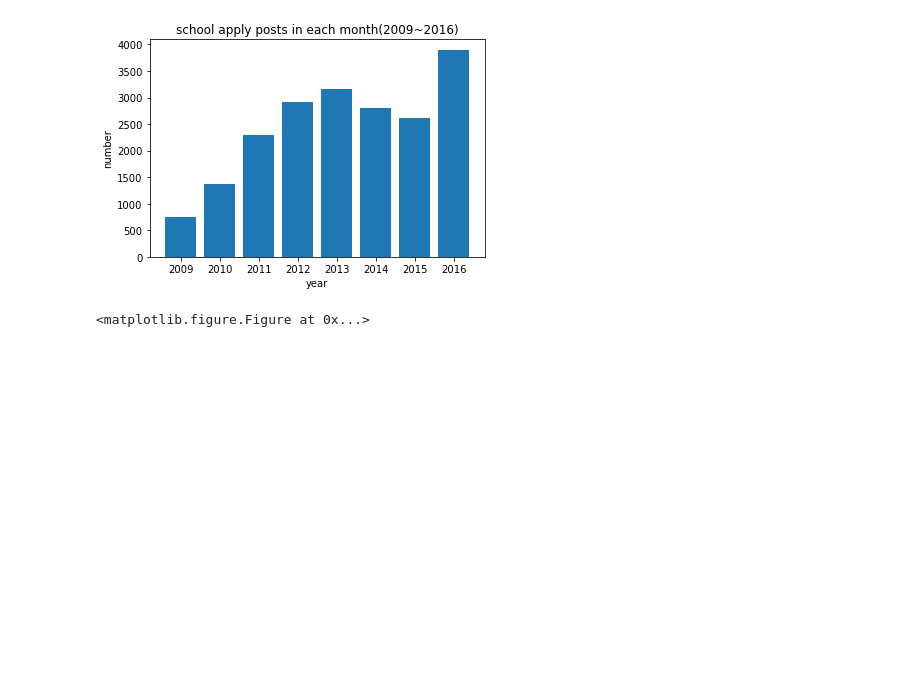
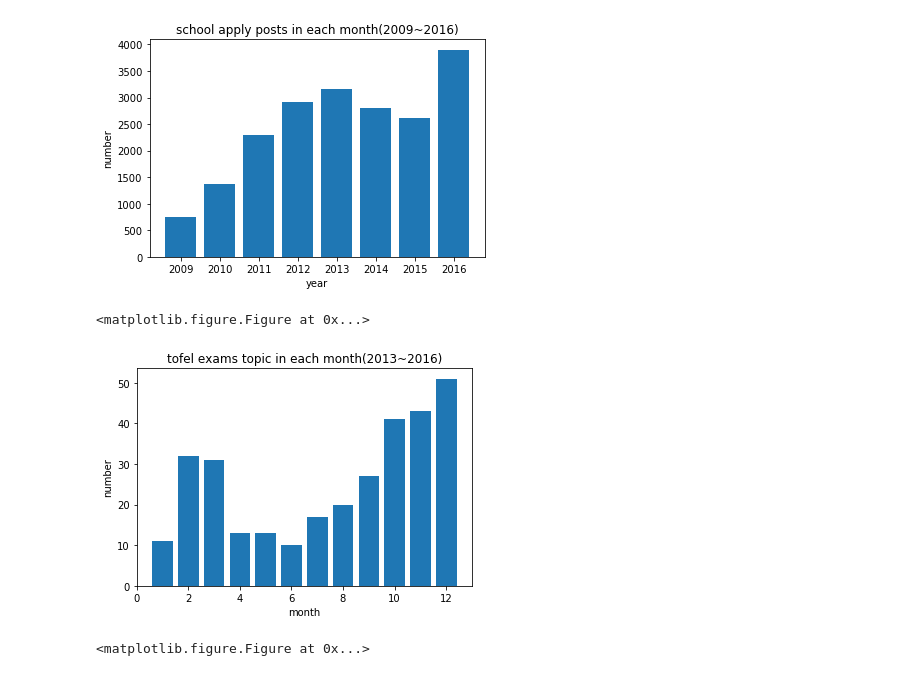
Before and after one commit to NoPointExc/1point3.com, a Jupyter notebook: new-poition&interview-report-time-analysis.ipynb, the cells around one changed output. Cells and saved outputs as stored; diff of their text form; code cells hidden in the pictures; blank space fills up the shorter version.

Commit message:
tofel

```diff
--- a/new-poition&interview-report-time-analysis.ipynb
+++ b/new-poition&interview-report-time-analysis.ipynb
@@ -94,3 +94,10 @@ drawYearBar(schAply, 'school apply posts in each month')
 [745, 1362, 2286, 2916, 3153, 2796, 2615, 3900]
 [figure]
 <matplotlib.figure.Figure at 0x...>
+# %%
+tofel = read_date('tofel.csv')
+tofel = count(tofel)#09-16
+drawMonBar(tofel, 'tofel exams topic in each month')
+# %% [output]
+[figure, added]
+<matplotlib.figure.Figure at 0x...>
```
Also changed, not shown: parts of 2 cells of this notebook, 5 other files.
